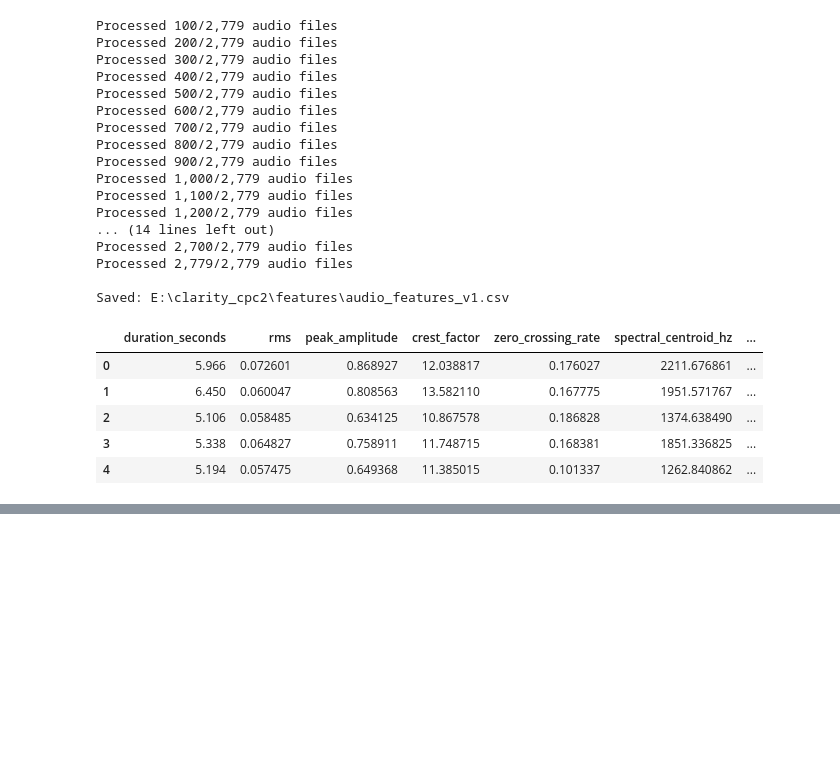
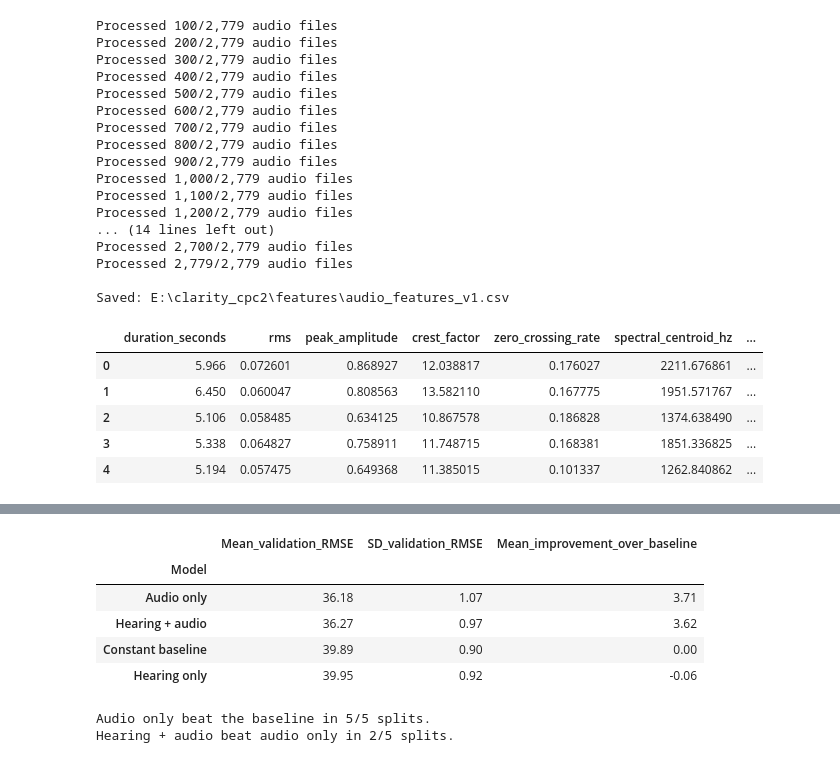
Before and after one commit to roberaBelachew/clarity_cpc2, a Jupyter notebook: clarity_cpc2.ipynb, the cells around one changed output, grey strips where cells are left out. Cells and saved outputs as stored; diff of their text form; code cells hidden in the pictures; blank space fills up the shorter version.

```diff
--- a/clarity_cpc2.ipynb
+++ b/clarity_cpc2.ipynb
@@ -619,0 +825,35 @@ Saved: E:\clarity_cpc2\features\audio_features_v1.csv
+# %%
+summary = (
+    split_results
+    .groupby("Model")
+    .agg(
+        Mean_validation_RMSE=("Validation RMSE", "mean"),
+        SD_validation_RMSE=("Validation RMSE", "std"),
+        Mean_improvement_over_baseline=("Improvement over baseline", "mean"),
+    )
+    .sort_values("Mean_validation_RMSE")
+)
+
+display(summary.round(2))
+
+audio_wins = (
+    validation_table["Audio only"]
+    < validation_table["Constant baseline"]
+).sum()
+
+combined_wins = (
+    validation_table["Hearing + audio"]
+    < validation_table["Audio only"]
+).sum()
+
+print(f"Audio only beat the baseline in {audio_wins}/5 splits.")
+print(f"Hearing + audio beat audio only in {combined_wins}/5 splits.")
+# %% [output]
+|  | Mean_validation_RMSE | SD_validation_RMSE | Mean_improvement_over_baseline |
+| Model |  |  |  |
+| Audio only | 36.18 | 1.07 | 3.71 |
+| Hearing + audio | 36.27 | 0.97 | 3.62 |
+| Constant baseline | 39.89 | 0.90 | 0.00 |
+| Hearing only | 39.95 | 0.92 | -0.06 |
+Audio only beat the baseline in 5/5 splits.
+Hearing + audio beat audio only in 2/5 splits.
```
Also changed, not shown: parts of 5 cells of this notebook.
